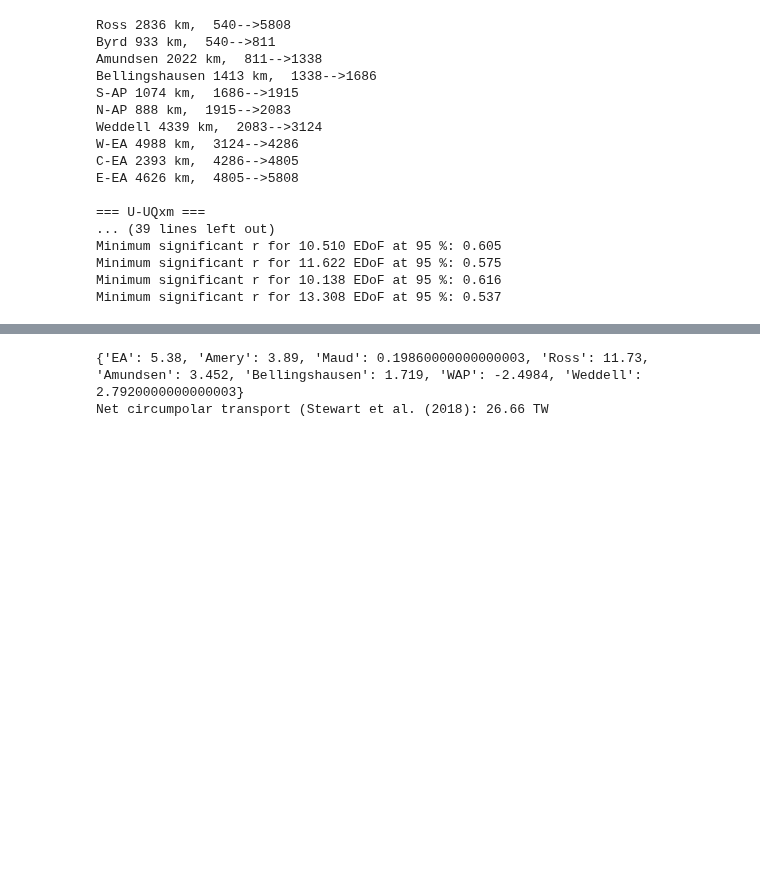
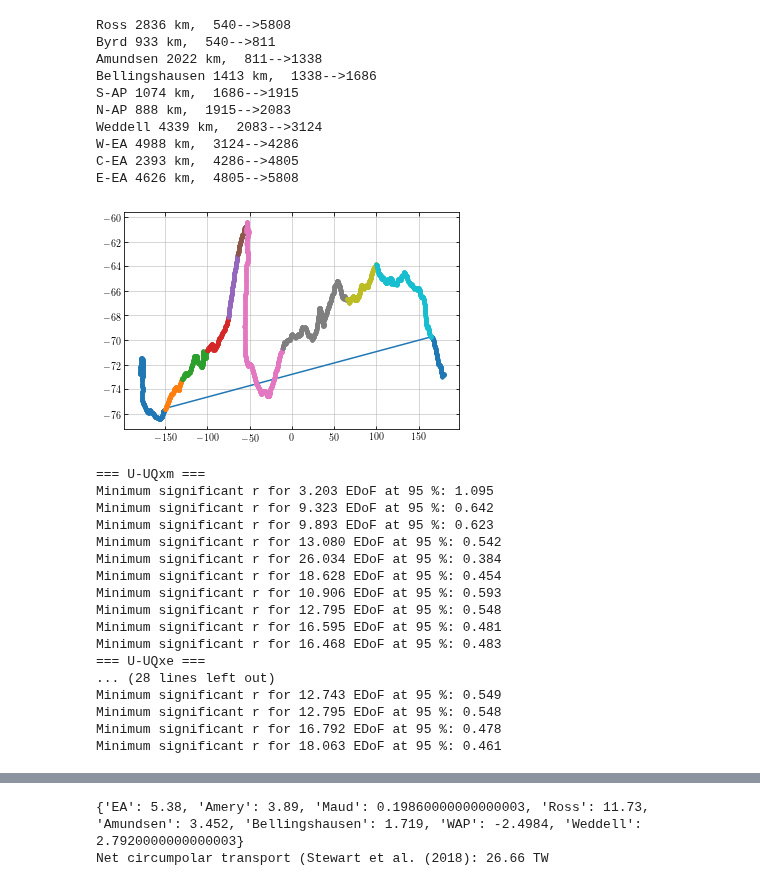
Before and after one commit to apaloczy/AntarcticaCircumpolarIntrusions, a Jupyter notebook: plot_figs/fig03_tableS1/fig03_tableS1.ipynb, the cells around one changed output, grey strips where cells are left out. Cells and saved outputs as stored; diff of their text form; code cells hidden in the pictures; blank space fills up the shorter version.

```diff
--- a/plot_figs/fig03_tableS1/fig03_tableS1.ipynb
+++ b/plot_figs/fig03_tableS1/fig03_tableS1.ipynb
@@ -10,7 +10,7 @@
 #              -Segment-integrated onshore volume transport.
 #
 #
-# Author:      André Palóczy Filho
+# Author:      André Palóczy
 # E-mail:      paloczy@gmail.com
 # Date:        December/2017
 
@@ -60,7 +60,9 @@ GET_HT_DIVERGENCE = True
 REVERSED_XAXIS = True
 isob = 1000
 TW2GW = 1e3
-t_afterspinup = datetime(1969, 1, 1) # Cap first 10 years (spin-up).
+# t_afterspinup = datetime(1969, 1, 1) # Cap first 10 years (spin-up).
+t_afterspinup = datetime(1959, 1, 1)
+# t_afterspinup = datetime(2005, 1, 1)
 
 # Get segment lat/lon limits.
 segs_lims = {
@@ -189,7 +191,10 @@ uqxmseg_totaltseries = dict()
 uqxeseg_totaltseries = dict()
 uqxseg_totaltseries = dict()
 uxseg_totaltseries = dict()
-# fig, ax = plt.subplots()
+uqxmseg_monthly = dict()
+uqxeseg_monthly = dict()
+uqxseg_monthly = dict()
+plt.figure()
 for seg in segs_lims.keys():
     idxl = idxls[seg]
     idxr = idxrs[seg]
@@ -209,7 +214,7 @@ for seg in segs_lims.keys():
         fseg = np.flipud(fseg)
 
     print(seg, int(Lxseg),'km, ','%d-->%d'%(idxl,idxr))
-    #ax.plot(x[fseg], y[fseg], marker='.')
+    plt.plot(x[fseg], y[fseg], marker='.')
 
     # Time averages of the heat transports averaged along each segment.
     uqxmseg = uqxm[fseg].sum()*TW2GW/Lxseg # Mean, [GW/km].
@@ -224,6 +229,10 @@ for seg in segs_lims.keys():
     uqxseg = uqxseg_tot*TW2GW/Lxseg        # Total, [GW/km].
     uqxseg_total.update({seg:uqxseg_tot})  # [TW].
     uxseg_total.update({seg:uxseg0})       # [Sv].
+    #
+    uqxmseg_monthly.update({seg:UQxm[:, fseg].sum(axis=1)})
+    uqxeseg_monthly.update({seg:UQxe[:, fseg].sum(axis=1)})
+    uqxseg_monthly.update({seg:UQx[:, fseg].sum(axis=1)})
 
     # Standard deviations of the time-averaged heat transports averaged along each segment.
     uqxmsegstd = uqxm_tstd[fseg].sum()*TW2GW/Lxseg
@@ -236,7 +245,7 @@ for seg in segs_lims.keys():
     uqxmseg_std.update({seg:uqxmsegstd})
     uqxeseg_std.update({seg:uqxesegstd})
     uqxseg_std.update({seg:uqxsegstd})
-
+plt.show()
 # Integral timescales of Ux, UQxm and UQxe (in months).
 nblk = 51 # Each block is 1 year long.
 # _ = [print(max(Tdecorr(crosscorr(uxseg_totaltseries[seg],uxseg_totaltseries[seg], nblk)[1])), max(Tdecorr(crosscorr(uqxmseg_totaltseries[seg],uqxmseg_totaltseries[seg], nblk)[1])), max(Tdecorr(crosscorr(uqxeseg_totaltseries[seg],uqxeseg_totaltseries[seg], nblk)[1]))) for seg in segnames]
@@ -304,37 +313,48 @@ print("=== U-UQxm ===")
 _ = [print('Minimum significant r for %1.3f EDoF at %d %%: %1.3f'%(edof, alpha*100, rsig(edof, alpha=alpha))) for edof in edof_UUQxm]
 print("=== U-UQxe ===")
 _ = [print('Minimum significant r for %1.3f EDoF at %d %%: %1.3f'%(edof, alpha*100, rsig(edof, alpha=alpha))) for edof in edof_UUQxe]
 print("=== U-UQxt ===")
 _ = [print('Minimum significant r for %1.3f EDoF at %d %%: %1.3f'%(edof, alpha*100, rsig(edof, alpha=alpha))) for edof in edof_UUQx]
 print("=== UQxm-UQxe ===")
 _ = [print('Minimum significant r for %1.3f EDoF at %d %%: %1.3f'%(edof, alpha*100, rsig(edof, alpha=alpha))) for edof in edof_UQxmUQxe]
 
 df1 = np.abs(col1tab2[0])>=rsig(edof_UUQxm, alpha=alpha)
 df2 = np.abs(col2tab2[0])>=rsig(edof_UUQxe, alpha=alpha)
 df3 = np.abs(col3tab2[0])>=rsig(edof_UUQx, alpha=alpha)
 df4 = np.abs(col4tab2[0])>=rsig(edof_UQxmUQxe, alpha=alpha)
 issig_table_S1 = concat((df1, df2, df3, df4), axis=1)
 
 # lon, lat, ht must start at -180 to plot contour.
 fcut = np.where(np.abs(np.diff(lont[0,:]))>10)[0][0] + 1
 lont = np.hstack((lont[:,fcut:], lont[:,:fcut]))
 latt = np.hstack((latt[:,fcut:], latt[:,:fcut]))
 ht = np.hstack((ht[:,fcut:], ht[:,:fcut]))
 # %% [output]
 Ross 2836 km,  540-->5808
 Byrd 933 km,  540-->811
 Amundsen 2022 km,  811-->1338
 Bellingshausen 1413 km,  1338-->1686
 S-AP 1074 km,  1686-->1915
 N-AP 888 km,  1915-->2083
 Weddell 4339 km,  2083-->3124
 W-EA 4988 km,  3124-->4286
 C-EA 2393 km,  4286-->4805
 E-EA 4626 km,  4805-->5808
-
-=== U-UQxm ===
-... (39 lines left out)
-Minimum significant r for 10.510 EDoF at 95 %: 0.605
-Minimum significant r for 11.622 EDoF at 95 %: 0.575
-Minimum significant r for 10.138 EDoF at 95 %: 0.616
-Minimum significant r for 13.308 EDoF at 95 %: 0.537
+[figure, added]
+=== U-UQxm ===
+Minimum significant r for 3.203 EDoF at 95 %: 1.095
+Minimum significant r for 9.323 EDoF at 95 %: 0.642
+Minimum significant r for 9.893 EDoF at 95 %: 0.623
+Minimum significant r for 13.080 EDoF at 95 %: 0.542
+Minimum significant r for 26.034 EDoF at 95 %: 0.384
+Minimum significant r for 18.628 EDoF at 95 %: 0.454
+Minimum significant r for 10.906 EDoF at 95 %: 0.593
+Minimum significant r for 12.795 EDoF at 95 %: 0.548
+Minimum significant r for 16.595 EDoF at 95 %: 0.481
+Minimum significant r for 16.468 EDoF at 95 %: 0.483
+=== U-UQxe ===
+... (28 lines left out)
+Minimum significant r for 12.743 EDoF at 95 %: 0.549
+Minimum significant r for 12.795 EDoF at 95 %: 0.548
+Minimum significant r for 16.792 EDoF at 95 %: 0.478
+Minimum significant r for 18.063 EDoF at 95 %: 0.461
```
Also changed, not shown: parts of 5 cells of this notebook, 26 other files.
